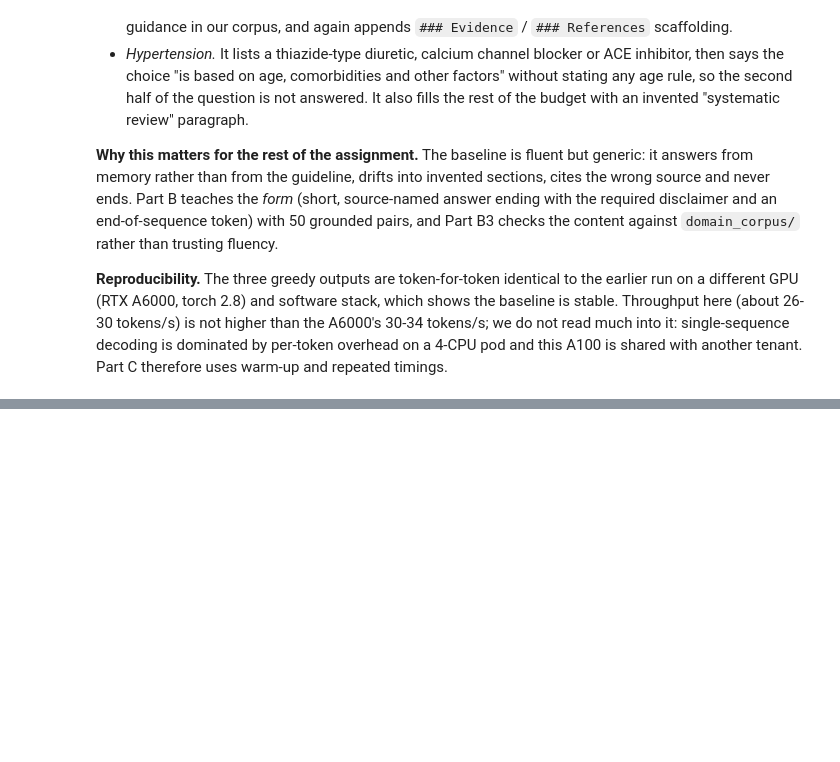
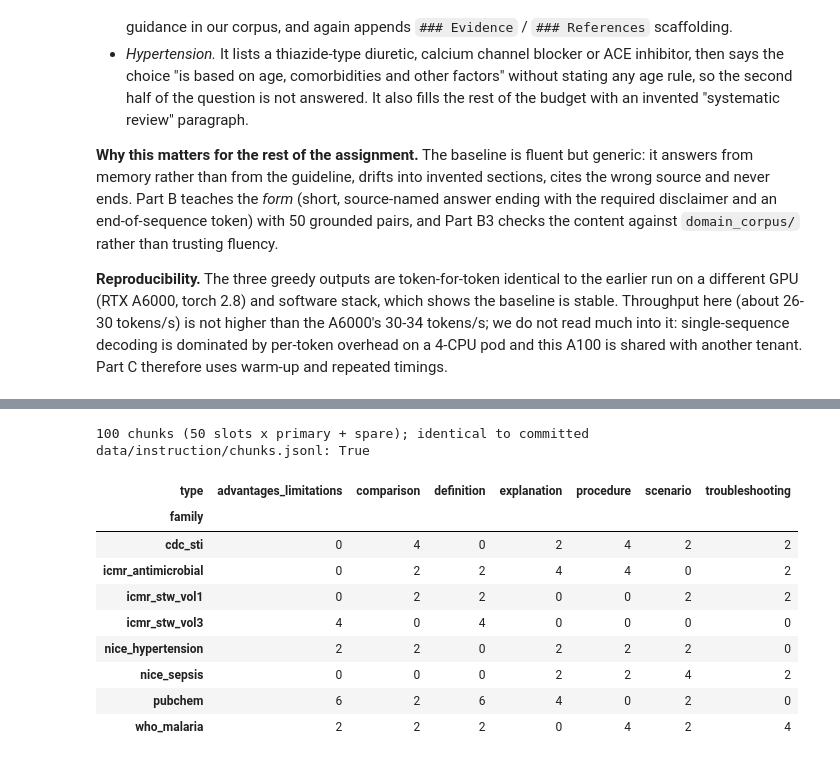
Before and after one commit to bheemreddy1729/fine-tuning-Mistral-7B, a Jupyter notebook: assignment_1b.ipynb, the cells around one changed output, grey strips where cells are left out. Cells and saved outputs as stored; diff of their text form; code cells hidden in the pictures; blank space fills up the shorter version.

Commit message:
Part B1 in the unified notebook: dataset rebuilt from raw drafts on the lab, identical to the committed files
Co-Authored-By: Claude Sonnet 5.5 <noreply@anthropic.com>

```diff
--- a/assignment_1b.ipynb
+++ b/assignment_1b.ipynb
@@ -577,0 +662,66 @@ per-token overhead on a 4-CPU pod and this A100 is shared with another tenant. P
+# %%
+PAGE_MARKER = re.compile(r"^<<<PAGE (\d+)>>>$", re.M)
+def load_pages(fn):
+    pieces = PAGE_MARKER.split((CORPUS_DIR / fn).read_text(encoding="utf-8"))
+    return [(int(pieces[i]), pieces[i + 1].strip()) for i in range(1, len(pieces), 2)]
+def truncate_page(text):
+    toks = text.split()
+    if len(toks) <= CHUNK_MAX_WORDS: return text
+    cut = " ".join(toks[:CHUNK_MAX_WORDS]); end = cut.rfind(". ")
+    return cut[: end + 1] if end > len(cut) // 2 else cut
+def page_is_usable(text):
+    if len(text.split()) < CHUNK_MIN_WORDS: return False
+    text = truncate_page(text)
+    L, D = sum(c.isalpha() for c in text), sum(c.isdigit() for c in text)
+    if L / max(len(text), 1) < 0.70 or D / max(len(text), 1) > 0.08: return False
+    low = text.lower()
+    return not (low.count("doi") > 2 or low.count("et al") > 3 or "contents" in low[:200] or len(re.findall(r"\.{4,}", text)) > 2)
+
+CLINICAL_TERMS = r"dose|mg|treat|recommend|should|patient|days|antibiotic|therapy|infection|drug"
+NOISE_TERMS = r"certainty of (the )?evidence|95% ci|crct|research needs|judgement of the panel|references"
+TYPE_TERMS = {
+    "definition": r"is defined|defined as|refers to|is a |are a |known as|classified",
+    "explanation": r"because|due to|mechanism|results? in|leads? to|reduces?|works?",
+    "procedure": r"should be (given|started|offered|taken|administered)|dose|administer|step|regimen",
+    "comparison": r"compared|versus|whereas|alternative|rather than|instead of|than",
+    "troubleshooting": r"failure|resistan|adverse|contraindicat|avoid|vomit|not recommended|should not|if ",
+    "scenario": r"pregnan|child|women|infant|allerg|elderly|aged|patients? (with|who)",
+    "advantages_limitations": r"benefit|limit|risk|advantage|concern|efficacy|caution|side effect",
+}
+def type_score(text, pair_type):
+    low = text.lower()
+    return 3 * len(re.findall(TYPE_TERMS[pair_type], low)) + len(re.findall(CLINICAL_TERMS, low)) - 4 * len(re.findall(NOISE_TERMS, low))
+
+def build_chunks():
+    rng, chunks, slot_no = random.Random(SEED), [], 0
+    for family, slot_types in SLOT_TYPES.items():
+        cands = [(f, pg, truncate_page(t)) for f in FAMILIES[family] for pg, t in load_pages(f) if page_is_usable(t)]
+        used = []
+        for pair_type in slot_types:
+            slot_no += 1
+            free = [c for c in cands if all(not (c[0] == u[0] and abs(c[1] - u[1]) < 2) for u in used)]
+            free.sort(key=lambda c: (-type_score(c[2], pair_type), c[0], c[1]))
+            pool = free[:6]; rng.shuffle(pool)
+            for rank, (fn, pg, text) in enumerate(pool[:2], 1):
+                used.append((fn, pg))
+                chunks.append({"chunk_id": f"s{slot_no:02d}r{rank}", "slot": slot_no, "rank": rank, "family": family,
+                               "type": pair_type, "source_file": fn, "page": pg, "text": text})
+    return chunks
+
+chunks = build_chunks()
+committed_chunks = read_jsonl(INSTR_DIR / "chunks.jsonl")
+print(f"{len(chunks)} chunks (50 slots x primary + spare); identical to committed data/instruction/chunks.jsonl: {chunks == committed_chunks}")
+assert chunks == committed_chunks
+pd.DataFrame(chunks).groupby(["family", "type"]).size().unstack(fill_value=0)
+# %% [output]
+100 chunks (50 slots x primary + spare); identical to committed data/instruction/chunks.jsonl: True
+| type | advantages_limitations | comparison | definition | explanation | procedure | scenario | troubleshooting |
+| family |  |  |  |  |  |  |  |
+| cdc_sti | 0 | 4 | 0 | 2 | 4 | 2 | 2 |
+| icmr_antimicrobial | 0 | 2 | 2 | 4 | 4 | 0 | 2 |
+| icmr_stw_vol1 | 0 | 2 | 2 | 0 | 0 | 2 | 2 |
+| icmr_stw_vol3 | 4 | 0 | 4 | 0 | 0 | 0 | 0 |
+| nice_hypertension | 2 | 2 | 0 | 2 | 2 | 2 | 0 |
+| nice_sepsis | 0 | 0 | 0 | 2 | 2 | 4 | 2 |
+| pubchem | 6 | 2 | 6 | 4 | 0 | 2 | 0 |
+| who_malaria | 2 | 2 | 2 | 0 | 4 | 2 | 4 |
```
Also changed, not shown: parts of 23 cells of this notebook, 3 other files.
